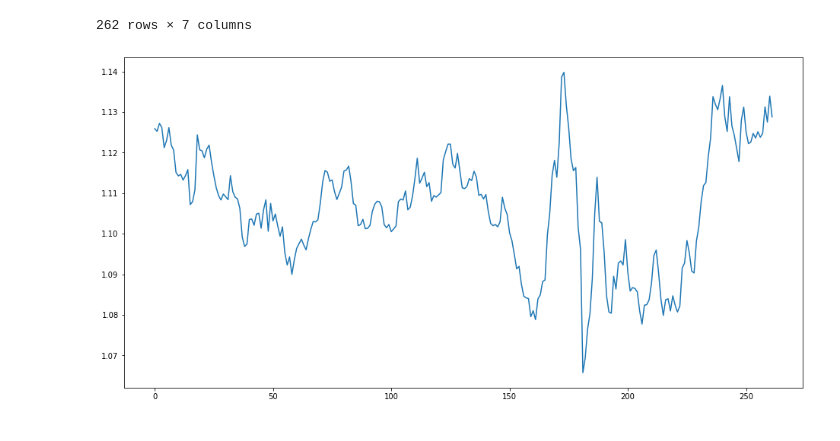
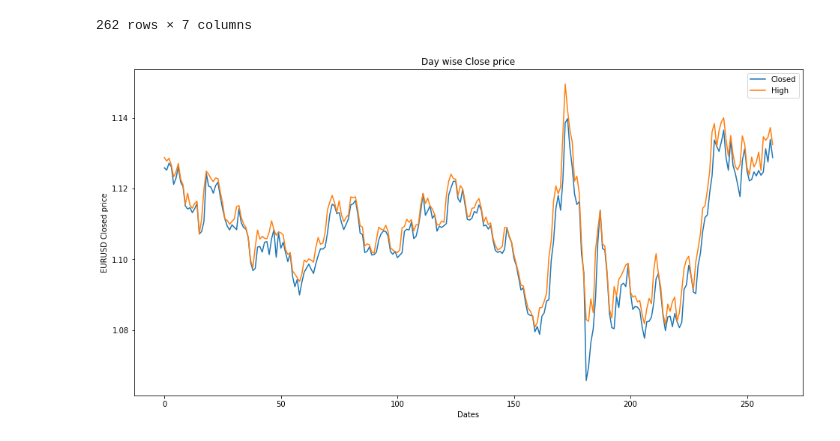
Before and after one commit to abidshafee/google.colaboratory_project, a Jupyter notebook: Matplotlib_features.ipynb, the cells around one changed output. Drawn from its saved outputs; the diff is of its cells as text; code cells hidden in the pictures.

```diff
--- a/Matplotlib_features.ipynb
+++ b/Matplotlib_features.ipynb
@@ -29,6 +29,11 @@ df
 # %%
 plt.figure(figsize=(16,8))
 plt.plot(df['Close'])
+plt.plot(df['High'])
+plt.title('Day wise Close price')
+plt.xlabel('Dates')
+plt.ylabel('EURUSD Closed price')
+plt.legend(['Closed', 'High'])
 plt.show()
 # %% [output]
-[figure, old version]
+[figure, new version]
```
